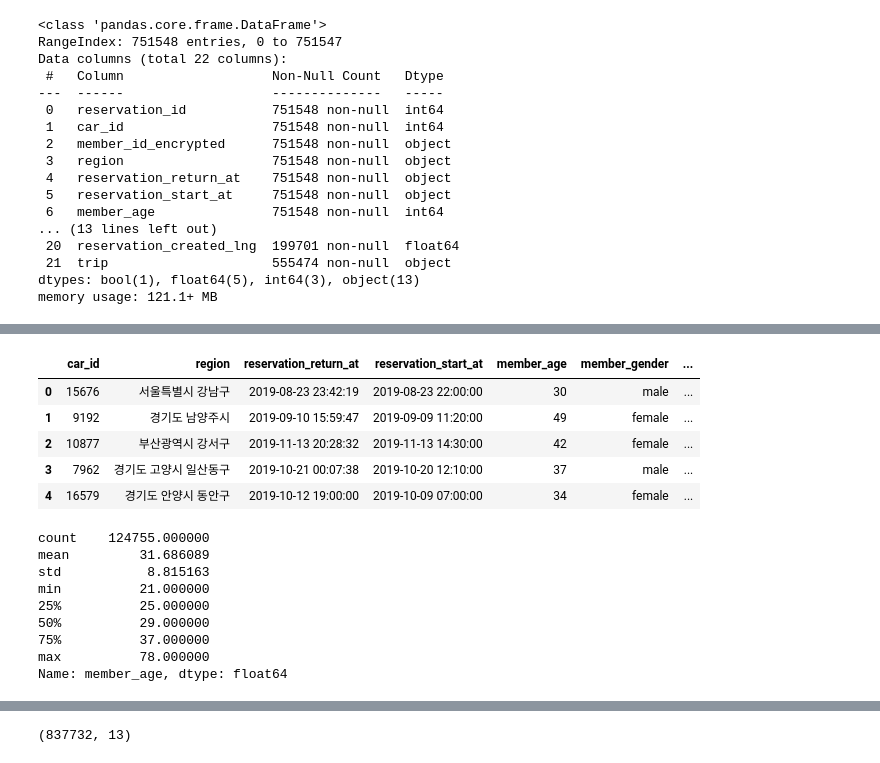
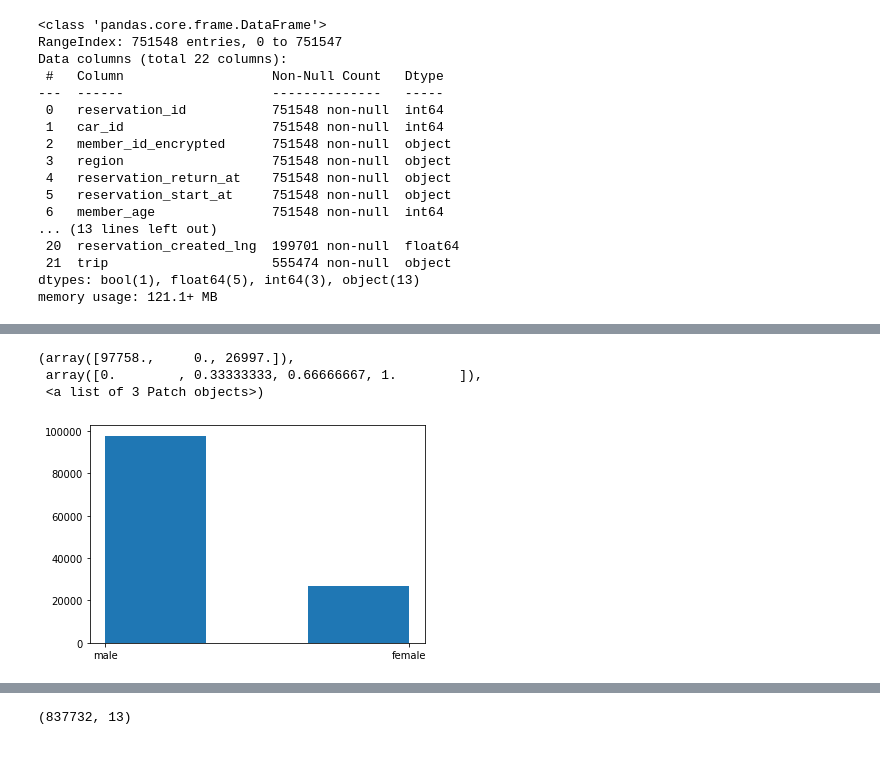
Before and after one commit to easttuna/Sodascar_User-clustering-and-classification-model-based-on-usage-history, a Jupyter notebook: EDA.ipynb, the cells around one changed output, grey strips where cells are left out. Cells and saved outputs as stored; diff of their text form; code cells hidden in the pictures.

```diff
--- a/EDA.ipynb
+++ b/EDA.ipynb
@@ -56,27 +94,13 @@ data.head()
+# %%
+plt.hist(data['member_gender'], bins=3)
+# %% [output]
+(array([97758.,     0., 26997.]),
+ array([0.        , 0.33333333, 0.66666667, 1.        ]),
+ <a list of 3 Patch objects>)
+[figure, added]
 # %%
 data['reservation_start_at'] = pd.to_datetime(data['reservation_start_at'])
 data['reservation_return_at'] = pd.to_datetime(data['reservation_return_at'])
 # %%
-data['이용시간']=((data['reservation_start_at'] - data['reservation_return_at']))
-data = data.sample(frac=1, random_state=0).reset_index(drop=True)
-data.head()
+data['이용시간']=((data['reservation_return_at'] - data['reservation_start_at']))
+#data.head()
-# %% [output]
-|  | car_id | region | reservation_return_at | reservation_start_at | member_age | member_gender | ... |
-| 0 | 15676 | 서울특별시 강남구 | 2019-08-23 23:42:19 | 2019-08-23 22:00:00 | 30 | male | ... |
-| 1 | 9192 | 경기도 남양주시 | 2019-09-10 15:59:47 | 2019-09-09 11:20:00 | 49 | female | ... |
-| 2 | 10877 | 부산광역시 강서구 | 2019-11-13 20:28:32 | 2019-11-13 14:30:00 | 42 | female | ... |
-| 3 | 7962 | 경기도 고양시 일산동구 | 2019-10-21 00:07:38 | 2019-10-20 12:10:00 | 37 | male | ... |
-| 4 | 16579 | 경기도 안양시 동안구 | 2019-10-12 19:00:00 | 2019-10-09 07:00:00 | 34 | female | ... |
-# %%
-# 임의의 컬럼 분석(나이 분포)
-data['member_age'].describe()
-# %% [output]
-count    124755.000000
-mean         31.686089
-std           8.815163
-min          21.000000
-25%          25.000000
-50%          29.000000
-75%          37.000000
-max          78.000000
-Name: member_age, dtype: float64
```
Also changed, not shown: parts of 13 cells of this notebook.
